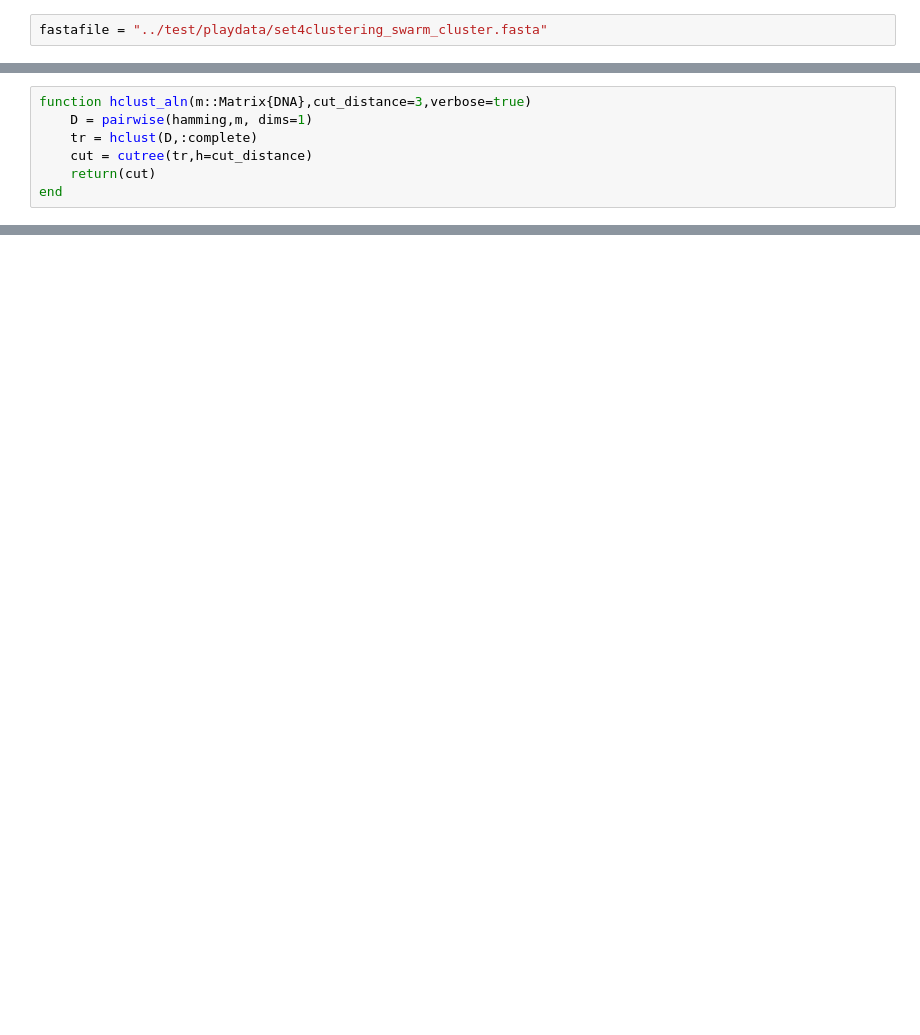
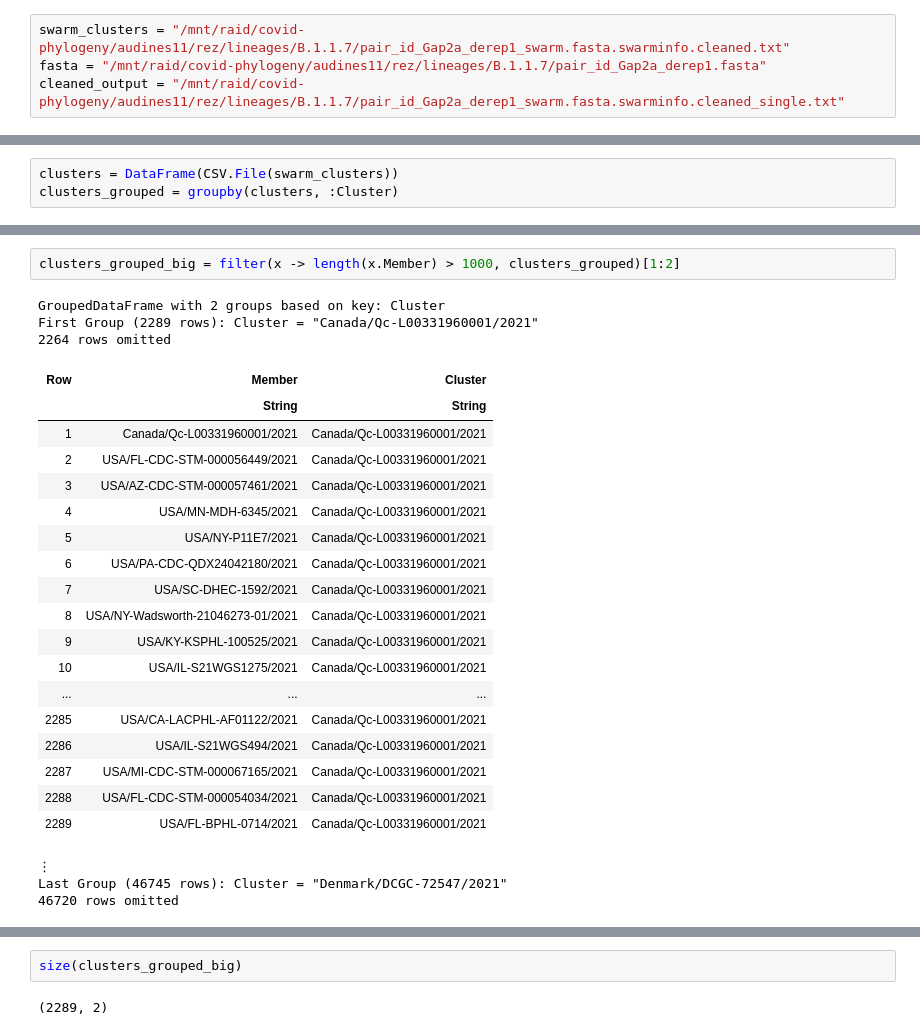
Before and after one commit to GediminasA/JuliaClusterAndTreeTools, a Jupyter notebook: notebooks/recluster_swarm.ipynb, the cells around one changed output, grey strips where cells are left out. Cells and saved outputs as stored; diff of their text form; blank space fills up the shorter version.

```diff
--- a/notebooks/recluster_swarm.ipynb
+++ b/notebooks/recluster_swarm.ipynb
@@ -40,5 +24,7 @@ RObject{StrSxp}
  [1] "data.table" "dplyr"      "ggplot2"    "stats"      "graphics"
  [6] "grDevices"  "utils"      "datasets"   "methods"    "base"
 # %%
-fastafile = "../test/playdata/set4clustering_swarm_cluster.fasta"
+swarm_clusters = "/mnt/raid/covid-phylogeny/audines11/rez/lineages/B.1.1.7/pair_id_Gap2a_derep1_swarm.fasta.swarminfo.cleaned.txt"
+fasta = "/mnt/raid/covid-phylogeny/audines11/rez/lineages/B.1.1.7/pair_id_Gap2a_derep1.fasta"
+cleaned_output = "/mnt/raid/covid-phylogeny/audines11/rez/lineages/B.1.1.7/pair_id_Gap2a_derep1_swarm.fasta.swarminfo.cleaned_single.txt"
 # %% [output]
@@ -54,8 +46,4 @@ Alignment(["England/PHEC-YYD6CWM/2022", "Canada/BC-BCCDC-397740/2022", "Denmark/
 # %%
-function hclust_aln(m::Matrix{DNA},cut_distance=3,verbose=true)
-    D = pairwise(hamming,m, dims=1)
-    tr = hclust(D,:complete)
-    cut = cutree(tr,h=cut_distance)
-    return(cut)
-end
+clusters = DataFrame(CSV.File(swarm_clusters))
+clusters_grouped = groupby(clusters, :Cluster)
 # %% [output]
@@ -63,0 +63,27 @@ end
+# %%
+clusters_grouped_big = filter(x -> length(x.Member) > 1000, clusters_grouped)[1:2]
+# %% [output]
+GroupedDataFrame with 2 groups based on key: Cluster
+First Group (2289 rows): Cluster = "Canada/Qc-L00331960001/2021"
+2264 rows omitted
+| Row | Member | Cluster |
+|  | String | String |
+| 1 | Canada/Qc-L00331960001/2021 | Canada/Qc-L00331960001/2021 |
+| 2 | USA/FL-CDC-STM-000056449/2021 | Canada/Qc-L00331960001/2021 |
+| 3 | USA/AZ-CDC-STM-000057461/2021 | Canada/Qc-L00331960001/2021 |
+| 4 | USA/MN-MDH-6345/2021 | Canada/Qc-L00331960001/2021 |
+| 5 | USA/NY-P11E7/2021 | Canada/Qc-L00331960001/2021 |
+| 6 | USA/PA-CDC-QDX24042180/2021 | Canada/Qc-L00331960001/2021 |
+| 7 | USA/SC-DHEC-1592/2021 | Canada/Qc-L00331960001/2021 |
+| 8 | USA/NY-Wadsworth-21046273-01/2021 | Canada/Qc-L00331960001/2021 |
+| 9 | USA/KY-KSPHL-100525/2021 | Canada/Qc-L00331960001/2021 |
+| 10 | USA/IL-S21WGS1275/2021 | Canada/Qc-L00331960001/2021 |
+| ... | ... | ... |
+| 2285 | USA/CA-LACPHL-AF01122/2021 | Canada/Qc-L00331960001/2021 |
+| 2286 | USA/IL-S21WGS494/2021 | Canada/Qc-L00331960001/2021 |
+| 2287 | USA/MI-CDC-STM-000067165/2021 | Canada/Qc-L00331960001/2021 |
+| 2288 | USA/FL-CDC-STM-000054034/2021 | Canada/Qc-L00331960001/2021 |
+| 2289 | USA/FL-BPHL-0714/2021 | Canada/Qc-L00331960001/2021 |
+⋮
+Last Group (46745 rows): Cluster = "Denmark/DCGC-72547/2021"
+46720 rows omitted
@@ -63,0 +108,4 @@ end
+# %%
+size(clusters_grouped_big)
+# %% [output]
+(2289, 2)
```
Also changed, not shown: parts of 8 cells of this notebook, 2 other files.
